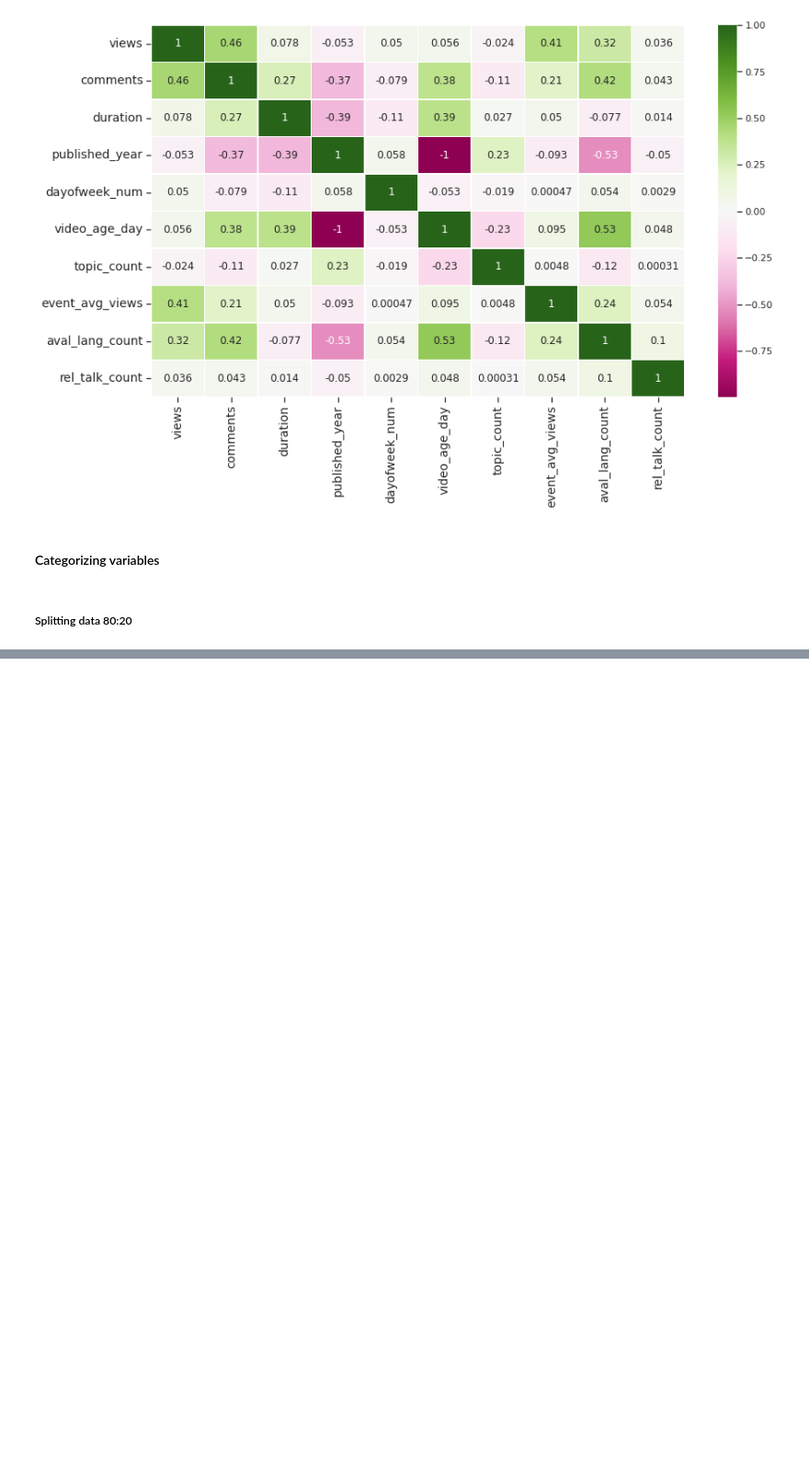
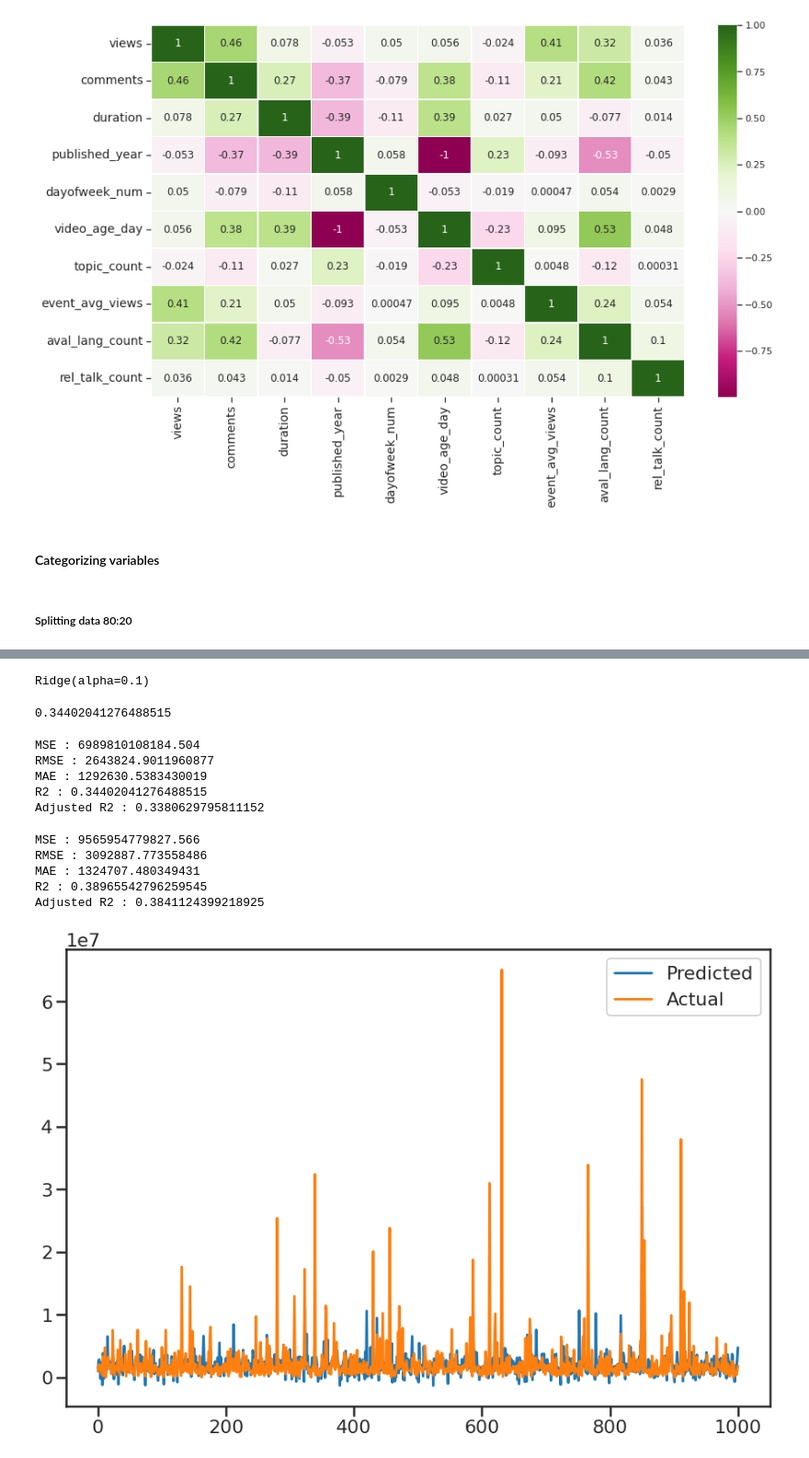
Before and after one commit to abhinav4201/Ted-talk-views-prediction, a Jupyter notebook: TED_TALKS_Views_Prediction_Capstone_Project.ipynb, the cells around one changed output, grey strips where cells are left out. Shown at 92% size. Saved outputs shown, nothing was run; the diff lists cells and outputs as text; code cells hidden in the pictures; blank space fills up the shorter version.

```diff
--- a/TED_TALKS_Views_Prediction_Capstone_Project.ipynb
+++ b/TED_TALKS_Views_Prediction_Capstone_Project.ipynb
@@ -865,0 +1102,45 @@ y_test :  (1001, 9)
+# %%
+# Creating the model object
+ridge= Ridge(alpha=0.1)
+# %%
+# FITTING THE MODEL
+ridge.fit(X_train,y_train)
+# %% [output]
+Ridge(alpha=0.1)
+# %%
+# checking the score
+ridge.score(X_train, y_train)
+# %% [output]
+0.34402041276488515
+# %%
+# predict for train data
+y_pred_train_ridge=ridge.predict(X_train)
+
+# predict for test data
+y_pred_test_ridge=ridge.predict(X_test)
+# %%
+# calculating MSE
+MSE_r= mse((y_train), (y_pred_train_ridge))
+print("MSE :",MSE_r)
+
+# calculating RMSE
+RMSE_r=np.sqrt(MSE_r)
+print("RMSE :",RMSE_r)
+
+
+# calculating MAE
+MAE_r= mean_absolute_error(y_train, y_pred_train_ridge)
+print("MAE :",MAE_r)
+
+
+# calculating r2 and adjusted r2
+r2_r= r2(y_train, y_pred_train_ridge)
+print("R2 :",r2_r)
+Adjusted_R2_r=(1-(1-r2(y_train, y_pred_train_ridge))*((X_test.shape[0]-1)/(X_test.shape[0]-X_test.shape[1]-1)) )
+print("Adjusted R2 :", Adjusted_R2_r)
+# %% [output]
+MSE : 6989810108184.504
+RMSE : 2643824.9011960877
+MAE : 1292630.5383430019
+R2 : 0.34402041276488515
+Adjusted R2 : 0.3380629795811152
@@ -865,0 +1156,26 @@ y_test :  (1001, 9)
+# %%
+# calculating MSE
+MSE_r= mse(y_test, y_pred_test_ridge)
+print("MSE :",MSE_r)
+
+# calculating RMSE
+RMSE_r=np.sqrt(MSE_r)
+print("RMSE :",RMSE_r)
+
+
+# calculating MAE
+MAE_r= mean_absolute_error(y_test, y_pred_test_ridge)
+print("MAE :",MAE_r)
+
+
+# calculating r2 and adjusted r2
+r2_r= r2((y_test), (y_pred_test_ridge))
+print("R2 :",r2_r)
+Adjusted_R2_r=(1-(1-r2((y_test), (y_pred_test_ridge)))*((X_test.shape[0]-1)/(X_test.shape[0]-X_test.shape[1]-1)) )
+print("Adjusted R2 :", Adjusted_R2_r)
+# %% [output]
+MSE : 9565954779827.566
+RMSE : 3092887.773558486
+MAE : 1324707.480349431
+R2 : 0.38965542796259545
+Adjusted R2 : 0.3841124399218925
@@ -865,0 +1191,9 @@ y_test :  (1001, 9)
+# %%
+#Plotting the figure
+plt.figure(figsize=(15,10))
+plt.plot((y_pred_test_ridge))
+plt.plot((np.array(y_test)))
+plt.legend(["Predicted","Actual"])
+plt.show()
+# %% [output]
+[figure, added]
```
Also changed, not shown: parts of 102 cells of this notebook.
